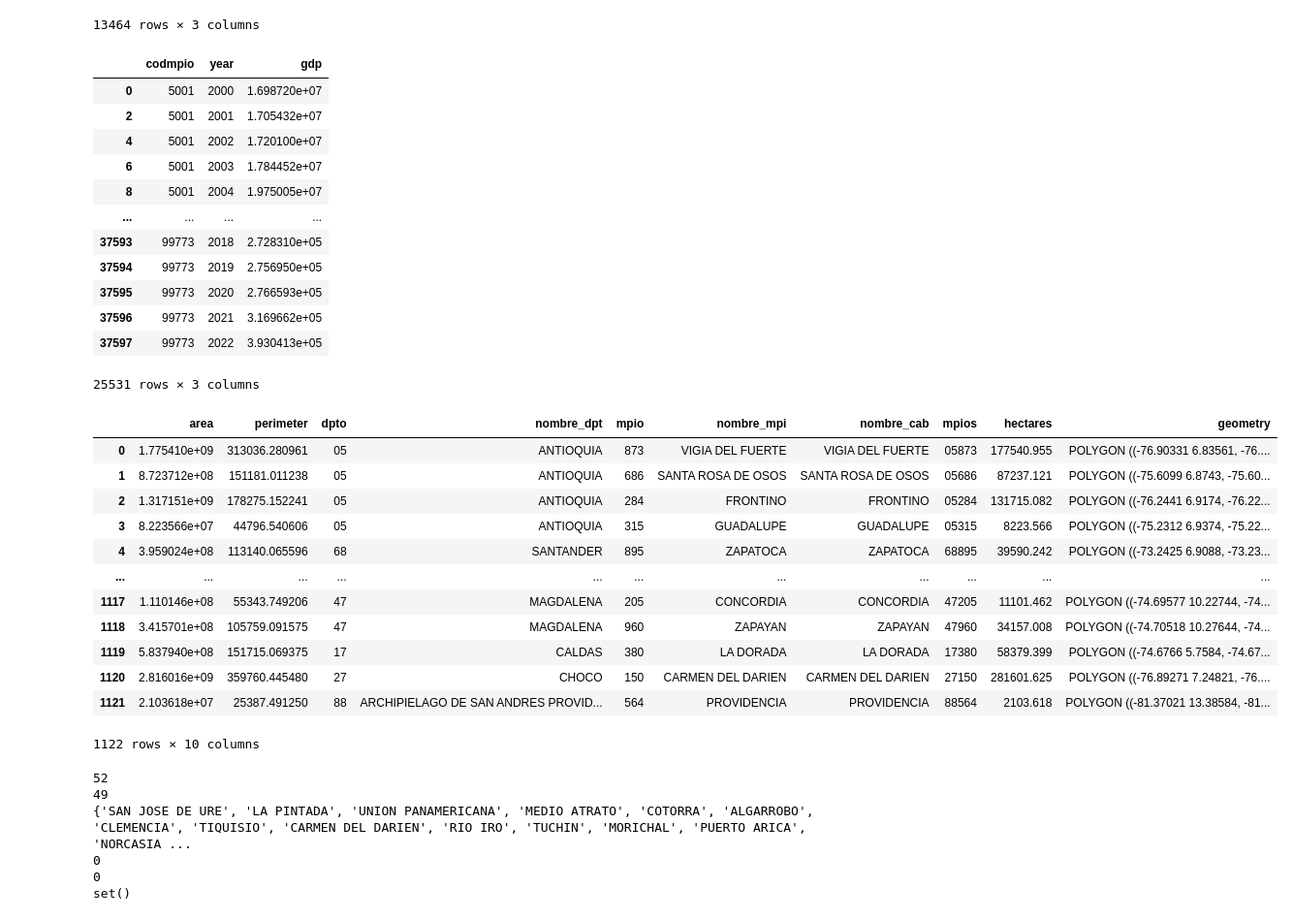
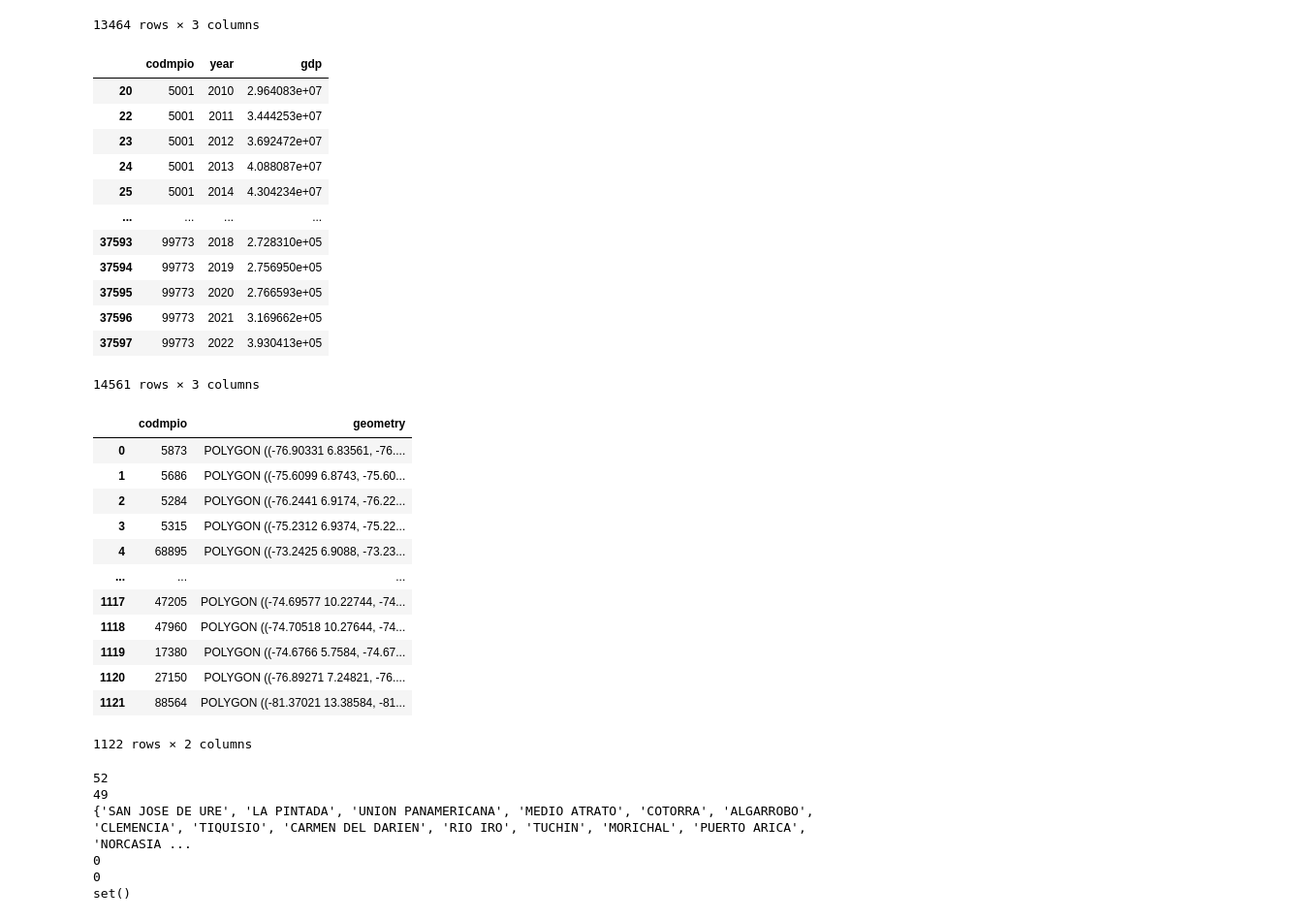
Before and after one commit to cpj97/MDS_thesis, a Jupyter notebook: Code/preprocessing_new.ipynb, the cells around one changed output. Shown at 97% size. Saved outputs shown, nothing was run; the diff lists cells and outputs as text; code cells hidden in the pictures.

```diff
--- a/Code/preprocessing_new.ipynb
+++ b/Code/preprocessing_new.ipynb
@@ -336,52 +356,56 @@ gdp = gdp.sort_values(by=["codmpio", "year"]).reset_index(drop=True)
 # Drop duplicates
 gdp = gdp.drop_duplicates(subset=["codmpio", "year", "gdp"])
 
+# Subset years
+gdp["year"] = gdp["year"].astype(int)
+gdp = gdp[gdp["year"] >= 2010]
 gdp
 # %% [output]
 |  | codmpio | year | gdp |
-| 0 | 5001 | 2000 | 1.698720e+07 |
-| 2 | 5001 | 2001 | 1.705432e+07 |
-| 4 | 5001 | 2002 | 1.720100e+07 |
-| 6 | 5001 | 2003 | 1.784452e+07 |
-| 8 | 5001 | 2004 | 1.975005e+07 |
+| 20 | 5001 | 2010 | 2.964083e+07 |
+| 22 | 5001 | 2011 | 3.444253e+07 |
+| 23 | 5001 | 2012 | 3.692472e+07 |
+| 24 | 5001 | 2013 | 4.088087e+07 |
+| 25 | 5001 | 2014 | 4.304234e+07 |
 | ... | ... | ... | ... |
 | 37593 | 99773 | 2018 | 2.728310e+05 |
 | 37594 | 99773 | 2019 | 2.756950e+05 |
 | 37595 | 99773 | 2020 | 2.766593e+05 |
 | 37596 | 99773 | 2021 | 3.169662e+05 |
 | 37597 | 99773 | 2022 | 3.930413e+05 |
-25531 rows × 3 columns
+14561 rows × 3 columns
 # %%
 ###################
 ### Shape files ###
 ###################
 
 # Read the shapefile
 shapes = gpd.read_file('../Data/shapes/shapes.shp')
 
-# Filter the dataset for TIMBIQUI and UBALA
-filtered_data = shapes[shapes["nombre_mpi"].isin(["TIMBIQUI", "UBALA"])]
+# Keep relevant variables
+shapes = shapes[["mpios", "geometry"]]
 
-# Sum hectares separately for each municipality
-hectares_sum = filtered_data.groupby("nombre_mpi")["hectares"].sum()
-
-def_shapes = shapes.merge(hectares_sum, on="nombre_mpi", how="left")
+# mpios changes
+shapes = shapes.rename(columns={
+  "mpios": "codmpio"
+})
+shapes["codmpio"] = shapes["codmpio"].astype(int)
 
 # Display the updated shapes dataset to verify the hectares variable
 shapes = gpd.GeoDataFrame(shapes, geometry="geometry")
 shapes
 # %% [output]
-|  | area | perimeter | dpto | nombre_dpt | mpio | nombre_mpi | nombre_cab | mpios | hectares | geometry |
-| 0 | 1.775410e+09 | 313036.280961 | 05 | ANTIOQUIA | 873 | VIGIA DEL FUERTE | VIGIA DEL FUERTE | 05873 | 177540.955 | POLYGON ((-76.90331 6.83561, -76.... |
-| 1 | 8.723712e+08 | 151181.011238 | 05 | ANTIOQUIA | 686 | SANTA ROSA DE OSOS | SANTA ROSA DE OSOS | 05686 | 87237.121 | POLYGON ((-75.6099 6.8743, -75.60... |
-| 2 | 1.317151e+09 | 178275.152241 | 05 | ANTIOQUIA | 284 | FRONTINO | FRONTINO | 05284 | 131715.082 | POLYGON ((-76.2441 6.9174, -76.22... |
-| 3 | 8.223566e+07 | 44796.540606 | 05 | ANTIOQUIA | 315 | GUADALUPE | GUADALUPE | 05315 | 8223.566 | POLYGON ((-75.2312 6.9374, -75.22... |
-| 4 | 3.959024e+08 | 113140.065596 | 68 | SANTANDER | 895 | ZAPATOCA | ZAPATOCA | 68895 | 39590.242 | POLYGON ((-73.2425 6.9088, -73.23... |
-| ... | ... | ... | ... | ... | ... | ... | ... | ... | ... | ... |
-| 1117 | 1.110146e+08 | 55343.749206 | 47 | MAGDALENA | 205 | CONCORDIA | CONCORDIA | 47205 | 11101.462 | POLYGON ((-74.69577 10.22744, -74... |
-| 1118 | 3.415701e+08 | 105759.091575 | 47 | MAGDALENA | 960 | ZAPAYAN | ZAPAYAN | 47960 | 34157.008 | POLYGON ((-74.70518 10.27644, -74... |
-| 1119 | 5.837940e+08 | 151715.069375 | 17 | CALDAS | 380 | LA DORADA | LA DORADA | 17380 | 58379.399 | POLYGON ((-74.6766 5.7584, -74.67... |
-| 1120 | 2.816016e+09 | 359760.445480 | 27 | CHOCO | 150 | CARMEN DEL DARIEN | CARMEN DEL DARIEN | 27150 | 281601.625 | POLYGON ((-76.89271 7.24821, -76.... |
-| 1121 | 2.103618e+07 | 25387.491250 | 88 | ARCHIPIELAGO DE SAN ANDRES PROVID... | 564 | PROVIDENCIA | PROVIDENCIA | 88564 | 2103.618 | POLYGON ((-81.37021 13.38584, -81... |
+|  | codmpio | geometry |
+| 0 | 5873 | POLYGON ((-76.90331 6.83561, -76.... |
+| 1 | 5686 | POLYGON ((-75.6099 6.8743, -75.60... |
+| 2 | 5284 | POLYGON ((-76.2441 6.9174, -76.22... |
+| 3 | 5315 | POLYGON ((-75.2312 6.9374, -75.22... |
+| 4 | 68895 | POLYGON ((-73.2425 6.9088, -73.23... |
+| ... | ... | ... |
+| 1117 | 47205 | POLYGON ((-74.69577 10.22744, -74... |
+| 1118 | 47960 | POLYGON ((-74.70518 10.27644, -74... |
+| 1119 | 17380 | POLYGON ((-74.6766 5.7584, -74.67... |
+| 1120 | 27150 | POLYGON ((-76.89271 7.24821, -76.... |
+| 1121 | 88564 | POLYGON ((-81.37021 13.38584, -81... |
-1122 rows × 10 columns
+1122 rows × 2 columns
 # %%
```
Also changed, not shown: parts of 32 cells of this notebook.
